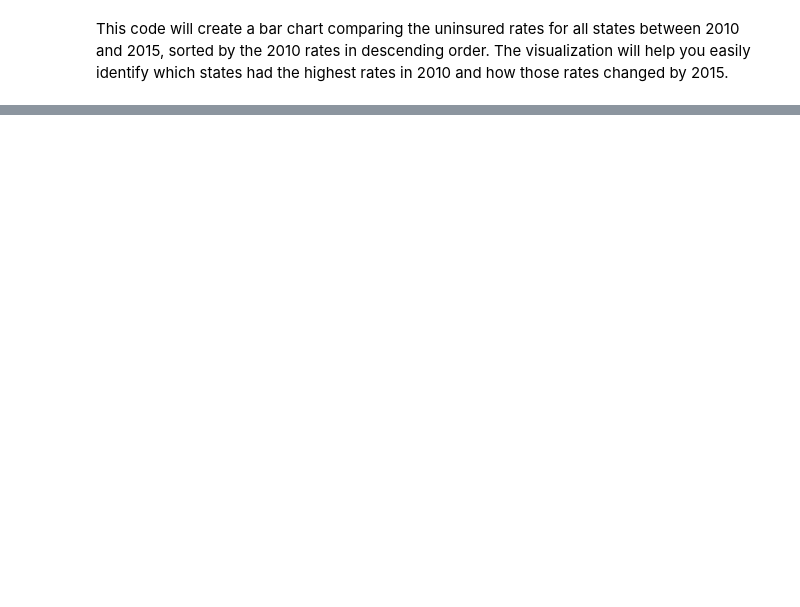
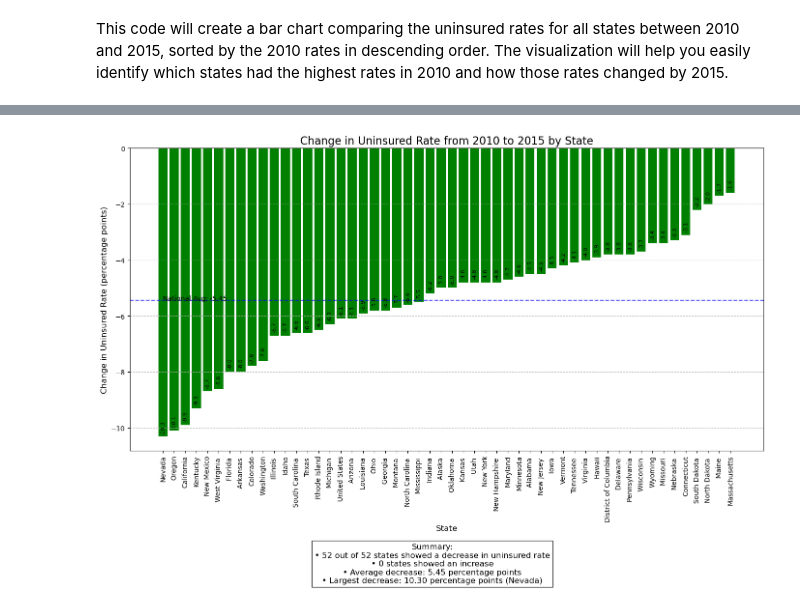
Before and after one commit to reddragonx95/US-Health-Insurance-Before-and-After-Affordable-Care-Act, a Jupyter notebook: healthinsuranceusacode.ipynb, the cells around one changed output, grey strips where cells are left out. Cells and saved outputs as stored; diff of their text form; code cells hidden in the pictures; blank space fills up the shorter version.

```diff
--- a/healthinsuranceusacode.ipynb
+++ b/healthinsuranceusacode.ipynb
@@ -197,0 +128,93 @@ This code will create a bar chart comparing the uninsured rates for all states b
+# %%
+# Assistant
+import pandas as pd
+import matplotlib.pyplot as plt
+import numpy as np
+
+# Load the data from states.csv
+df = pd.read_csv('states.csv')
+
+# Convert both columns to numeric values, removing any '%' signs if present
+df['Uninsured Rate (2010)'] = pd.to_numeric(df['Uninsured Rate (2010)'].str.replace('%', ''), errors='coerce')
+df['Uninsured Rate (2015)'] = pd.to_numeric(df['Uninsured Rate (2015)'].str.replace('%', ''), errors='coerce')
+
+# Calculate mean uninsured rates by state for both years
+state_rates = df.groupby('State')[['Uninsured Rate (2010)', 'Uninsured Rate (2015)']].mean()
+
+# Calculate the change in uninsured rate (2015 - 2010)
+state_rates['Change'] = state_rates['Uninsured Rate (2015)'] - state_rates['Uninsured Rate (2010)']
+
+# Calculate percentage change
+state_rates['Percent Change'] = (state_rates['Change'] / state_rates['Uninsured Rate (2010)']) * 100
+
+# Sort by the magnitude of change
+state_rates = state_rates.sort_values('Change')
+
+# Create a figure with appropriate size
+plt.figure(figsize=(14, 10))
+
+# Create the bar chart for the change in uninsured rate
+bars = plt.bar(state_rates.index, state_rates['Change'],
+       color=['green' if x < 0 else 'red' for x in state_rates['Change']])
+
+# Add labels and title
+plt.title("Change in Uninsured Rate from 2010 to 2015 by State", fontsize=16)
+plt.xlabel("State", fontsize=12)
+plt.ylabel("Change in Uninsured Rate (percentage points)", fontsize=12)
+plt.xticks(rotation=90)
+plt.grid(axis='y', linestyle='--', alpha=0.7)
+
+# Add a horizontal line at y=0
+plt.axhline(y=0, color='black', linestyle='-', alpha=0.7)
+
+# Calculate national average change
+national_avg_change = state_rates['Change'].mean()
+plt.axhline(y=national_avg_change, color='blue', linestyle='--', alpha=0.7)
+plt.text(0, national_avg_change, f'National Avg: {national_avg_change:.2f}', fontsize=10)
+
+# Add data labels to the bars
+for bar in bars:
+    height = bar.get_height()
+    if np.isnan(height):
+        continue
+    plt.text(bar.get_x() + bar.get_width()/2.,
+             height + (0.3 if height < 0 else -0.3),
+             f'{height:.1f}',
+             ha='center', va='center', rotation=90,
+             color='black', fontsize=8)
+
+# Add summary statistics as text
+total_states = len(state_rates)
+states_decreased = sum(state_rates['Change'] < 0)
+states_increased = sum(state_rates['Change'] > 0)
+avg_decrease = state_rates[state_rates['Change'] < 0]['Change'].mean()
+max_decrease = state_rates['Change'].min()
+max_decrease_state = state_rates['Change'].idxmin()
+
+summary_text = (
+    f"Summary:\n"
+    f"• {states_decreased} out of {total_states} states showed a decrease in uninsured rate\n"
+    f"• {states_increased} states showed an increase\n"
+    f"• Average decrease: {abs(avg_decrease):.2f} percentage points\n"
+    f"• Largest decrease: {abs(max_decrease):.2f} percentage points ({max_decrease_state})"
+)
+
+plt.figtext(0.5, 0.01, summary_text, ha="center", fontsize=12, bbox=dict(facecolor='white', alpha=0.8))
+
+# Adjust layout to make room for all elements
+plt.tight_layout(rect=[0, 0.1, 1, 0.95])
+
+# Display the plot
+plt.show()
+
+# Print detailed statistics
+print("Detailed Statistics on Uninsured Rate Changes from 2010 to 2015:")
+print(f"National average change: {national_avg_change:.2f} percentage points")
+print(f"States with decreased rates: {states_decreased} ({(states_decreased/total_states)*100:.1f}%)")
+print(f"States with increased rates: {states_increased} ({(states_increased/total_states)*100:.1f}%)")
+print("\nTop 5 States with Largest Decreases:")
+print(state_rates.nsmallest(5, 'Change')[['Change', 'Percent Change']])
+print("\nTop 5 States with Largest Increases (or Smallest Decreases):")
+print(state_rates.nlargest(5, 'Change')[['Change', 'Percent Change']])
+# %% [output]
+[figure, added]
```
Also changed, not shown: parts of 22 cells of this notebook.
